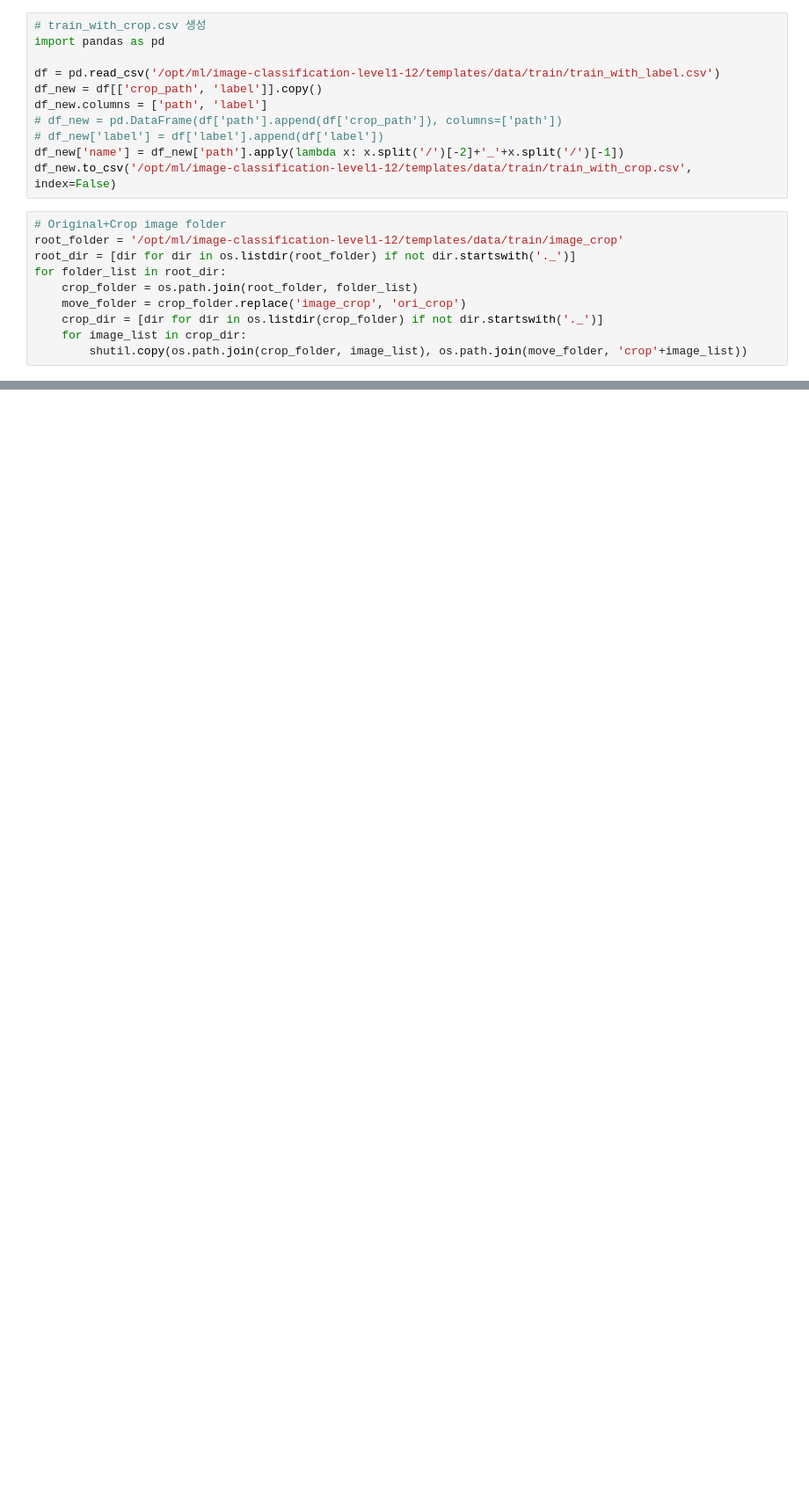
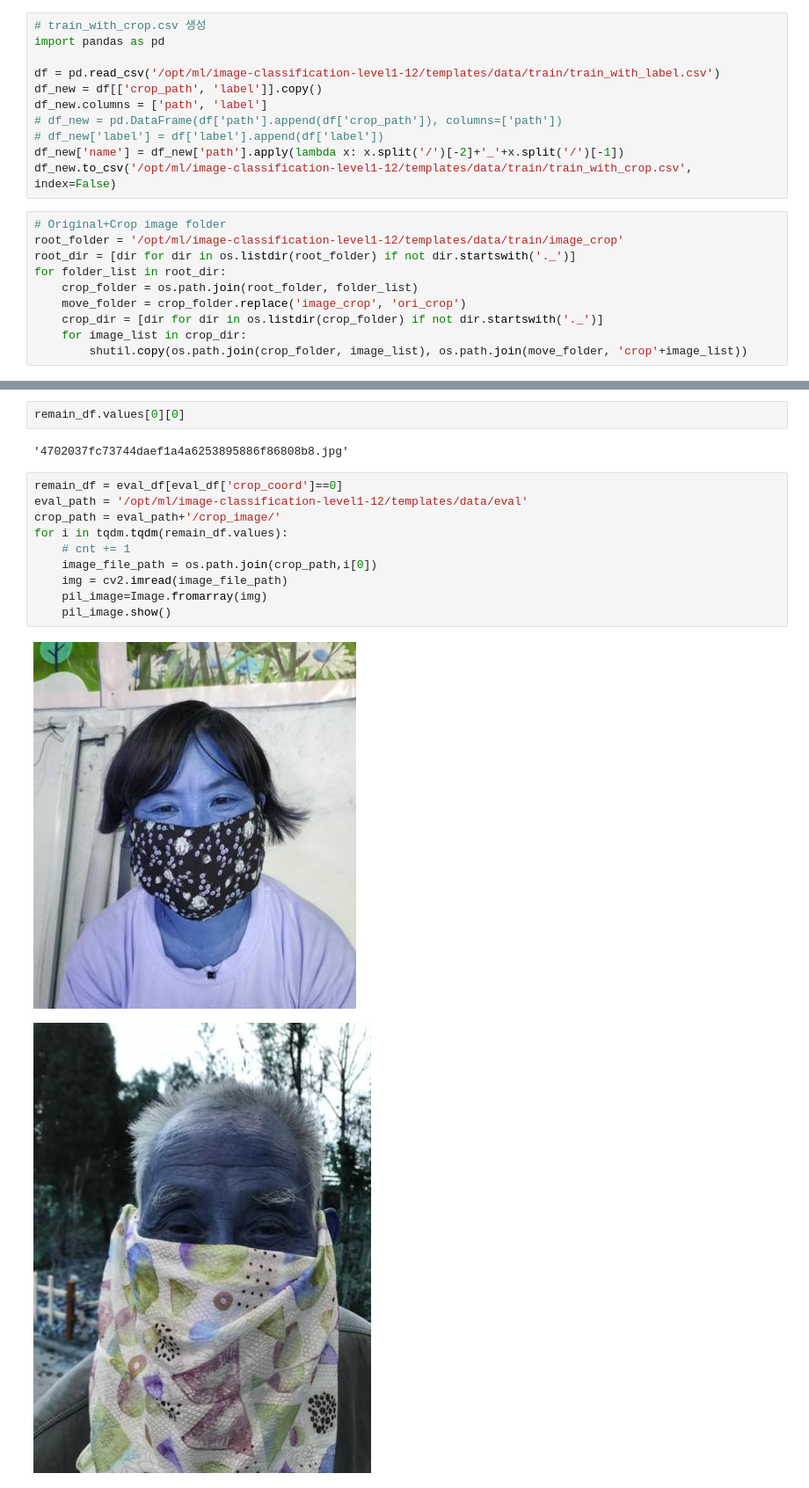
Before and after one commit to boostcampaitech2/image-classification-level1-12, a Jupyter notebook: templates/pro_hun/image_crop.ipynb, the cells around one changed output, grey strips where cells are left out. Shown at 88% size. Saved outputs shown, nothing was run; the diff lists cells and outputs as text; blank space fills up the shorter version.

```diff
--- a/templates/pro_hun/image_crop.ipynb
+++ b/templates/pro_hun/image_crop.ipynb
@@ -93,0 +284,17 @@ df_merge.to_csv('/opt/ml/image-classification-level1-12/templates/data/train/tra
+# %%
+remain_df.values[0][0]
+# %% [output]
+'4702037fc73744daef1a4a6253895886f86808b8.jpg'
+# %%
+remain_df = eval_df[eval_df['crop_coord']==0]
+eval_path = '/opt/ml/image-classification-level1-12/templates/data/eval'
+crop_path = eval_path+'/crop_image/'
+for i in tqdm.tqdm(remain_df.values):
+    # cnt += 1
+    image_file_path = os.path.join(crop_path,i[0])
+    img = cv2.imread(image_file_path)
+    pil_image=Image.fromarray(img)
+    pil_image.show()
+# %% [output]
+[figure, added]
+[figure, added]
```
Also changed, not shown: parts of 8 cells of this notebook, 2 other files.
